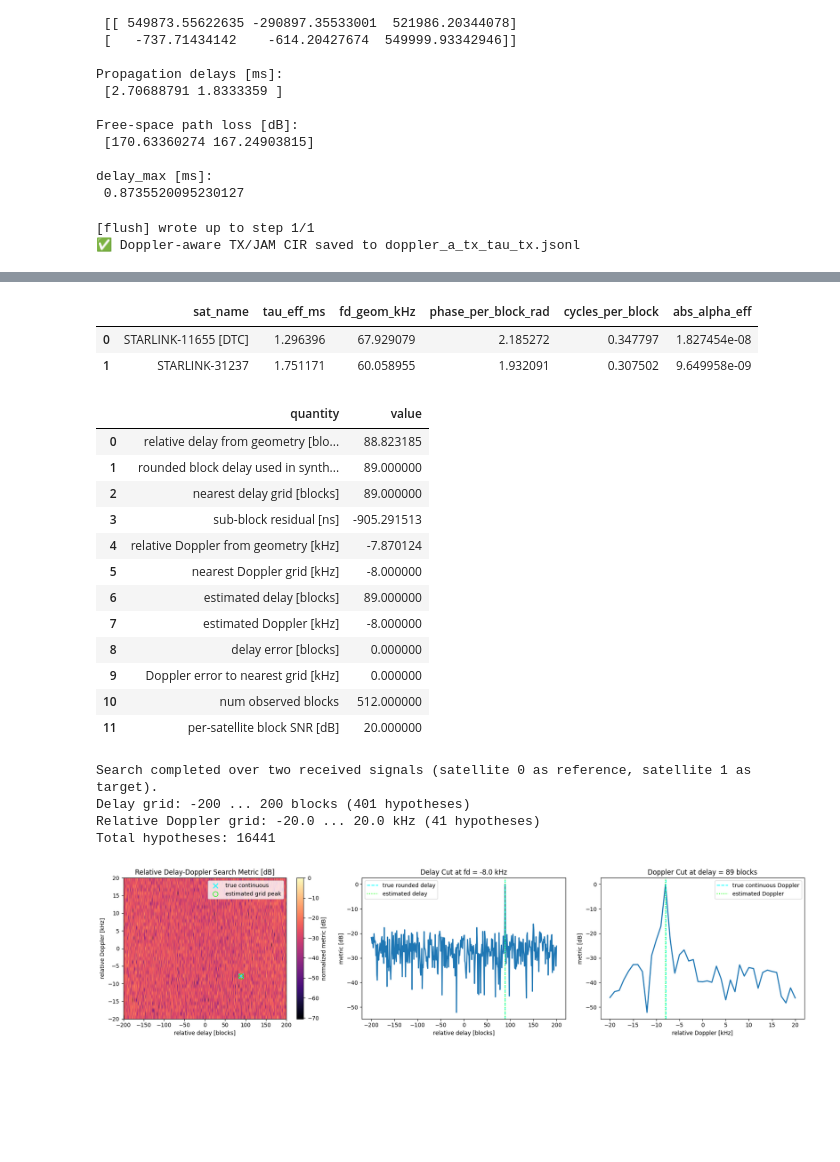
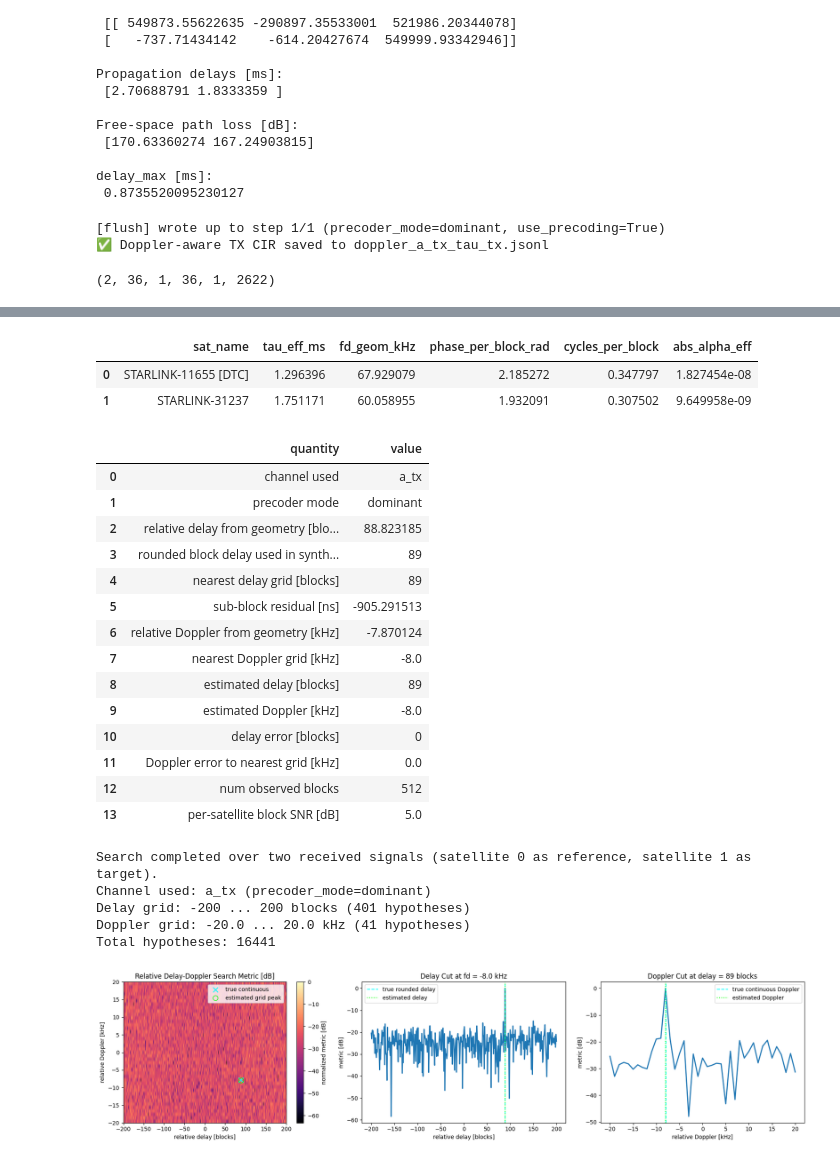
Before and after one commit to Shizhen-Jia/Anti-jamming-unsync, a Jupyter notebook: delay_doppler_simu_precision.ipynb, the cells around one changed output, grey strips where cells are left out. Drawn from its saved outputs; the diff is of its cells as text; code cells hidden in the pictures; blank space fills up the shorter version.

```diff
--- a/delay_doppler_simu_precision.ipynb
+++ b/delay_doppler_simu_precision.ipynb
@@ -486,35 +486,12 @@ for step_idx, (t, g) in enumerate(tqdm(groups_to_run, desc="Processing steps"),
     a_eff = precoder_result["a_eff"] if (precoder_result is not None and save_precoded_cir) else None
     W_t = precoder_result["W_t"] if precoder_result is not None else None
     w_t = precoder_result["w_t"] if precoder_result is not None else None
-    precoder_rate_bpcu = (
-        float(precoder_result.get("rate_bpcu"))
-        if (precoder_result is not None and "rate_bpcu" in precoder_result)
-        else None
-    )
-
     entry = {
-        "time": (pd.Timestamp(t).isoformat() if not pd.isna(t) else None),
-        "step_idx": step_idx,
-        "k": int(len(names)),
-        "sat_names": names,
-        "sat_positions_enu_m": sat_positions,
-        "sat_velocities_enu_mps": sat_velocities,
-        "tx_position_enu_m": np.asarray(gnd_positions[0]),
-        "tx_velocity_enu_mps": tx_velocity_vec,
-        "jam_position_enu_m": np.asarray(gnd_positions[1]),
-        "jam_velocity_enu_mps": jam_velocity_vec,
-        "sampling_frequency_hz": cir_sampling_frequency,
-        "num_time_steps": doppler_num_time_steps,
-        "precoder_mode": precoder_mode,
-        "precoder_num_streams": int(precoder_num_streams),
-        "precoder_t_idx": int(precoder_t_idx),
-        "use_precoding": bool(a_eff is not None),
-        "W_t": W_t,
-        "w_t": w_t,
-        "precoder_rate_bpcu": precoder_rate_bpcu,
         "a_tx": a_tx,
         "a_eff": a_eff,
         "tau_tx": tau_tx,
+        "W_t": W_t,
+        "w_t": w_t,
     }
     buffer.append(entry)
 
@@ -532,8 +509,12 @@ for step_idx, (t, g) in enumerate(tqdm(groups_to_run, desc="Processing steps"),
 f_out.close()
 print(f"✅ Doppler-aware TX CIR saved to {out_path}")
 # %% [output]
-[flush] wrote up to step 1/1
-✅ Doppler-aware TX/JAM CIR saved to doppler_a_tx_tau_tx.jsonl
+[flush] wrote up to step 1/1 (precoder_mode=dominant, use_precoding=True)
+✅ Doppler-aware TX CIR saved to doppler_a_tx_tau_tx.jsonl
+# %%
+a_tx.shape
+# %% [output]
+(2, 36, 1, 36, 1, 2622)
 # %%
 # --- Relative delay-Doppler estimation over the two received satellite signals ---
 # Run the notebook from top to bottom. This cell reuses the global imports,
@@ -870,7 +851,7 @@ if np.isfinite(ctx.get("sampling_frequency_hz", np.nan)) and not np.isclose(ctx[
     )
 
 num_obs_blocks = search_num_blocks
-snr_db = 20.0
+snr_db = 5.0
 rng = np.random.default_rng(2026)
 
 alpha_vec = np.array([links[ref_idx]["alpha_eff"], links[other_idx]["alpha_eff"]], dtype=complex)
@@ -1019,21 +1000,24 @@ print(f"Total hypotheses: {metric.size}")
 |  | sat_name | tau_eff_ms | fd_geom_kHz | phase_per_block_rad | cycles_per_block | abs_alpha_eff |
 | 0 | STARLINK-11655 [DTC] | 1.296396 | 67.929079 | 2.185272 | 0.347797 | 1.827454e-08 |
 | 1 | STARLINK-31237 | 1.751171 | 60.058955 | 1.932091 | 0.307502 | 9.649958e-09 |
 |  | quantity | value |
-| 0 | relative delay from geometry [blo... | 88.823185 |
-| 1 | rounded block delay used in synth... | 89.000000 |
-| 2 | nearest delay grid [blocks] | 89.000000 |
-| 3 | sub-block residual [ns] | -905.291513 |
-| 4 | relative Doppler from geometry [kHz] | -7.870124 |
-| 5 | nearest Doppler grid [kHz] | -8.000000 |
-| 6 | estimated delay [blocks] | 89.000000 |
-| 7 | estimated Doppler [kHz] | -8.000000 |
-| 8 | delay error [blocks] | 0.000000 |
-| 9 | Doppler error to nearest grid [kHz] | 0.000000 |
-| 10 | num observed blocks | 512.000000 |
-| 11 | per-satellite block SNR [dB] | 20.000000 |
+| 0 | channel used | a_tx |
+| 1 | precoder mode | dominant |
+| 2 | relative delay from geometry [blo... | 88.823185 |
+| 3 | rounded block delay used in synth... | 89 |
+| 4 | nearest delay grid [blocks] | 89 |
+| 5 | sub-block residual [ns] | -905.291513 |
+| 6 | relative Doppler from geometry [kHz] | -7.870124 |
+| 7 | nearest Doppler grid [kHz] | -8.0 |
+| 8 | estimated delay [blocks] | 89 |
+| 9 | estimated Doppler [kHz] | -8.0 |
+| 10 | delay error [blocks] | 0 |
+| 11 | Doppler error to nearest grid [kHz] | 0.0 |
+| 12 | num observed blocks | 512 |
+| 13 | per-satellite block SNR [dB] | 5.0 |
 Search completed over two received signals (satellite 0 as reference, satellite 1 as target).
+Channel used: a_tx (precoder_mode=dominant)
 Delay grid: -200 ... 200 blocks (401 hypotheses)
-Relative Doppler grid: -20.0 ... 20.0 kHz (41 hypotheses)
+Doppler grid: -20.0 ... 20.0 kHz (41 hypotheses)
 Total hypotheses: 16441
-[figure, old version]
+[figure, new version]
```
Also changed, not shown: parts of 1 cell of this notebook, 6 other files.
